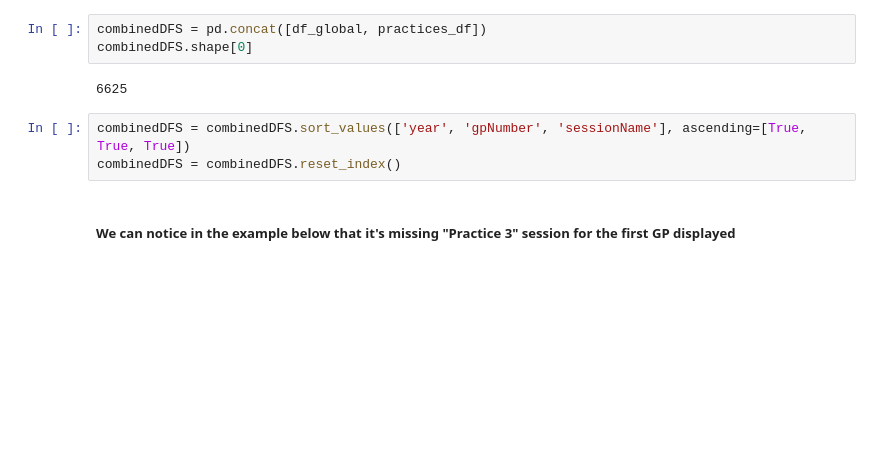
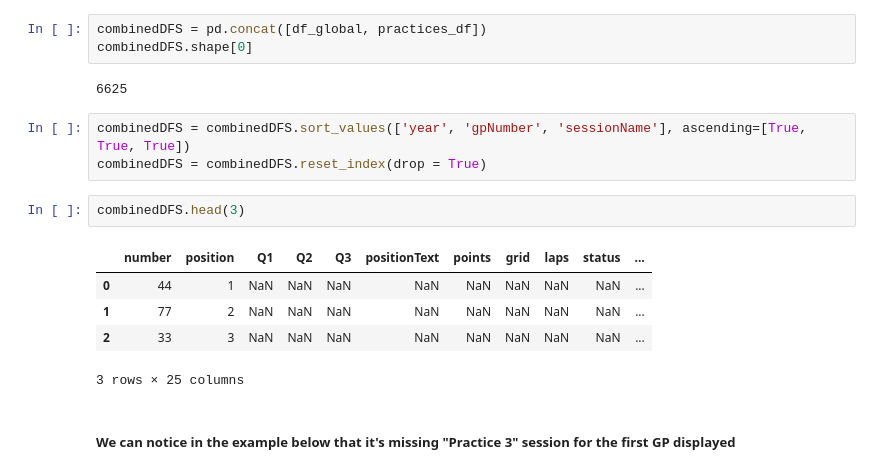
Before and after one commit to benptr/F1_ML_Prediction, a Jupyter notebook: ProjetF1_notebook/Dataset_CreationV3.ipynb, the cells around one changed output. Saved outputs shown, nothing was run; the diff lists cells and outputs as text; blank space fills up the shorter version.

Commit message:
Forgot to drop=True in index resets :/

```diff
--- a/ProjetF1_notebook/Dataset_CreationV3.ipynb
+++ b/ProjetF1_notebook/Dataset_CreationV3.ipynb
@@ -335,7 +360,15 @@ combinedDFS.shape[0]
 6625
 # %%
 combinedDFS = combinedDFS.sort_values(['year', 'gpNumber', 'sessionName'], ascending=[True, True, True])
-combinedDFS = combinedDFS.reset_index()
+combinedDFS = combinedDFS.reset_index(drop = True)
+# %%
+combinedDFS.head(3)
+# %% [output]
+|  | number | position | Q1 | Q2 | Q3 | positionText | points | grid | laps | status | ... |
+| 0 | 44 | 1 | NaN | NaN | NaN | NaN | NaN | NaN | NaN | NaN | ... |
+| 1 | 77 | 2 | NaN | NaN | NaN | NaN | NaN | NaN | NaN | NaN | ... |
+| 2 | 33 | 3 | NaN | NaN | NaN | NaN | NaN | NaN | NaN | NaN | ... |
+3 rows × 25 columns
 # %% [markdown]
 ##### We can notice in the example below that it's missing "Practice 3" session for the first GP displayed
 # %%
```
Also changed, not shown: parts of 3 cells of this notebook, 2 other files.
